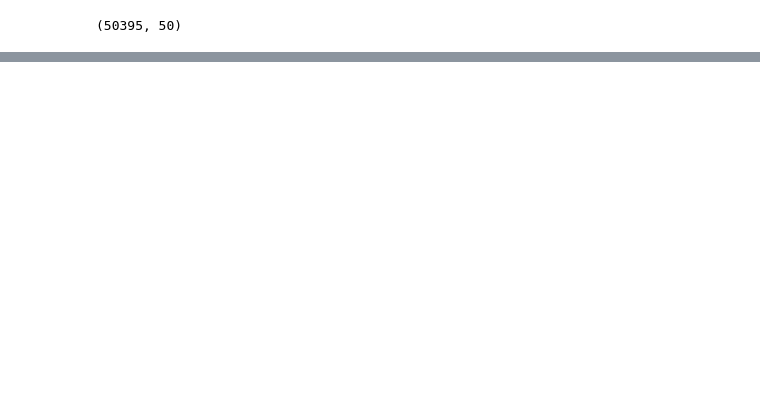
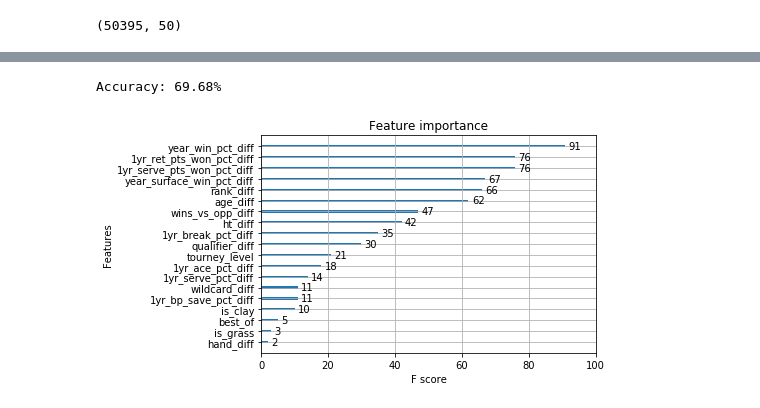
Before and after one commit to jzerilli/tennis-match-predictor, a Jupyter notebook: exploration.ipynb, the cells around one changed output, grey strips where cells are left out. Drawn from its saved outputs; the diff is of its cells as text; code cells hidden in the pictures; blank space fills up the shorter version.

Commit message:
created baseline model

```diff
--- a/exploration.ipynb
+++ b/exploration.ipynb
@@ -376,0 +422,5 @@ df.to_csv('match_data_cleaned.csv')
+# %%
+final_df = vis_df[['tourney_date', 'is_clay', 'is_hard' ,'is_grass', 'is_carpet', 'tourney_level', 'best_of', 'rank_diff',
+                   'age_diff', 'ht_diff', 'hand_diff', '1yr_serve_pct_diff', '1yr_ace_pct_diff', '1yr_bp_save_pct_diff',
+                   '1yr_serve_pts_won_pct_diff', '1yr_break_pct_diff', '1yr_ret_pts_won_pct_diff', 'year_win_pct_diff',
+                    'year_surface_win_pct_diff', 'wins_vs_opp_diff', 'wildcard_diff', 'qualifier_diff', 'P1_win']]
@@ -376,0 +445,11 @@ df.to_csv('match_data_cleaned.csv')
+# %%
+final_df["age_diff"] = final_df.age_diff.astype(float)
+final_df["ht_diff"] = final_df.ht_diff.astype(float)
+final_df["1yr_serve_pct_diff"] = final_df['1yr_serve_pct_diff'].astype(float)
+final_df["1yr_ace_pct_diff"] = final_df['1yr_ace_pct_diff'].astype(float)
+final_df["1yr_bp_save_pct_diff"] = final_df['1yr_bp_save_pct_diff'].astype(float)
+final_df["1yr_serve_pts_won_pct_diff"] = final_df['1yr_serve_pts_won_pct_diff'].astype(float)
+final_df["1yr_break_pct_diff"] = final_df['1yr_break_pct_diff'].astype(float)
+final_df["1yr_ret_pts_won_pct_diff"] = final_df['1yr_ret_pts_won_pct_diff'].astype(float)
+final_df["year_win_pct_diff"] = final_df['year_win_pct_diff'].astype(float)
+final_df["year_surface_win_pct_diff"] = final_df['year_surface_win_pct_diff'].astype(float)
@@ -376,0 +477,25 @@ df.to_csv('match_data_cleaned.csv')
+# %%
+final_df = final_df.dropna()
+X = final_df.drop('P1_win', axis=1)
+y = final_df[['tourney_date','P1_win']]
+
+X_train = X[X['tourney_date'] < '2019-01-01']
+y_train = y[y['tourney_date'] < '2019-01-01']
+
+X_test = X[X['tourney_date'] >= '2019-01-01']
+y_test = y[y['tourney_date'] >= '2019-01-01']
+
+X_train.drop('tourney_date', axis=1, inplace=True)
+X_test.drop('tourney_date', axis=1, inplace=True)
+
+y_train.drop('tourney_date', axis=1, inplace=True)
+y_test.drop('tourney_date', axis=1, inplace=True)
+# %%
+model = XGBClassifier()
+model.fit(X_train, y_train.values.ravel())
+y_pred = model.predict(X_test)
+
+accuracy = accuracy_score(y_test, y_pred)
+print("Accuracy: %.2f%%" % (accuracy * 100.0))
+# %% [output]
+Accuracy: 69.68%
@@ -376,0 +506,5 @@ df.to_csv('match_data_cleaned.csv')
+# %%
+plot_importance(model)
+pyplot.show()
+# %% [output]
+[figure, added]
```
Also changed, not shown: parts of 43 cells of this notebook.
